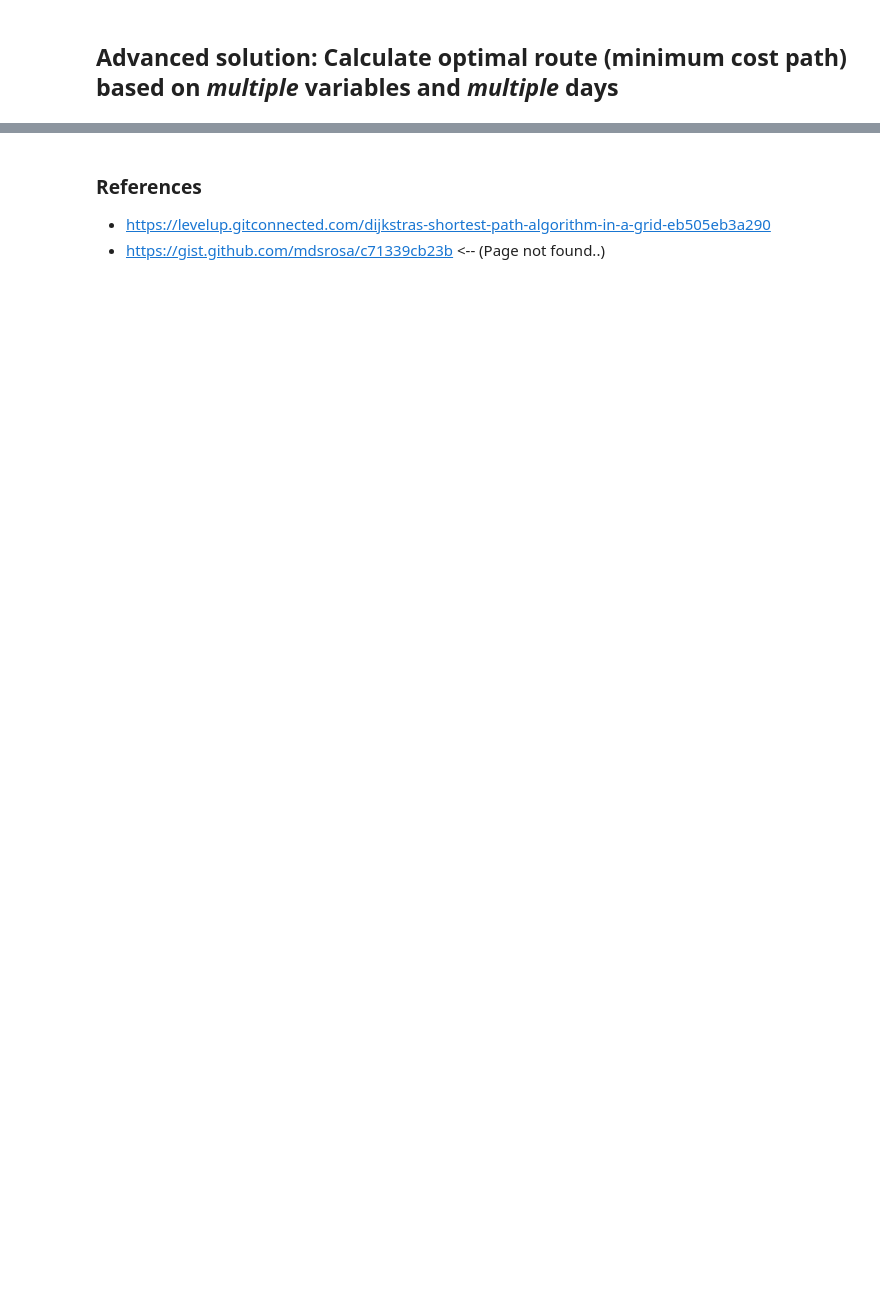
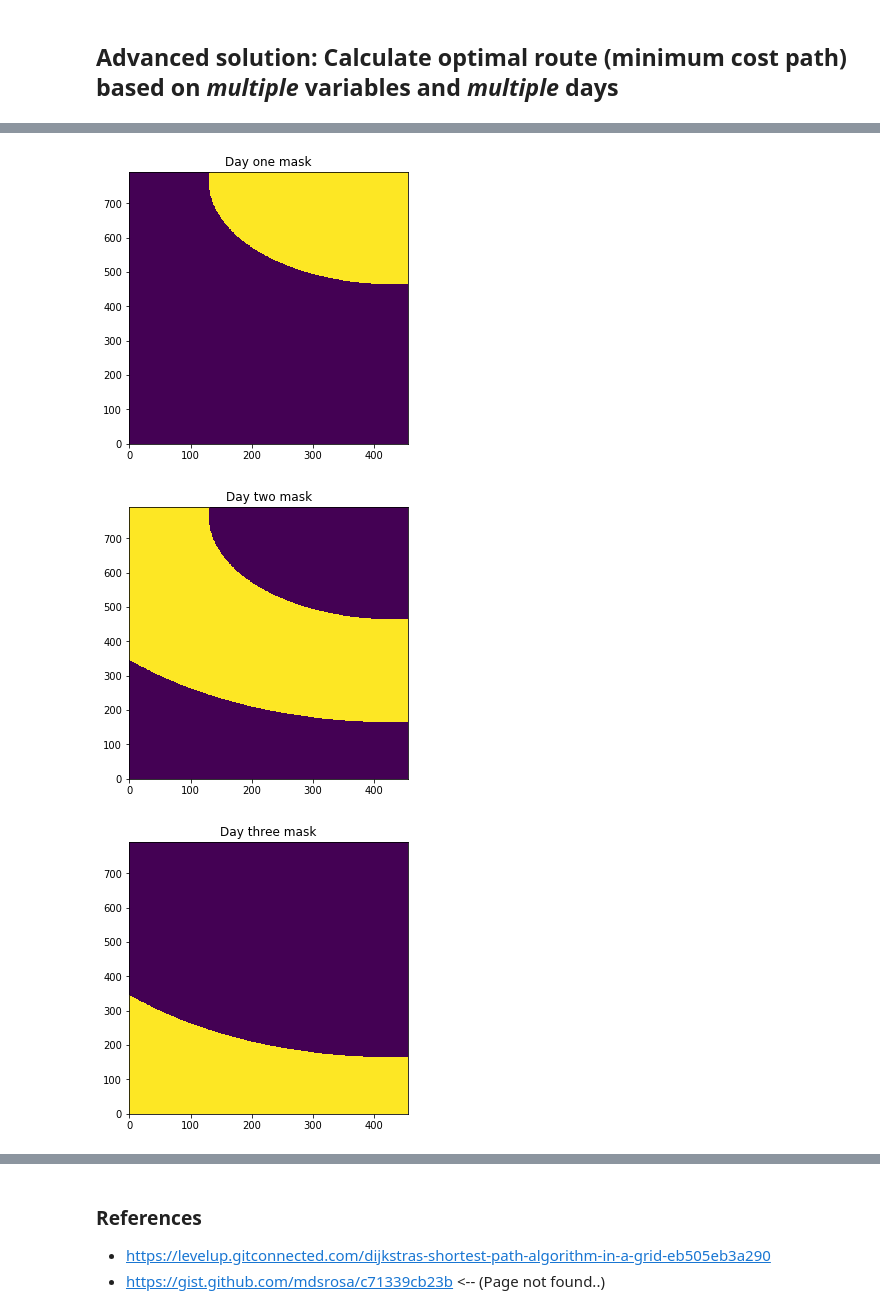
Before and after one commit to jonathom/cop_marine, a Jupyter notebook: Model_building.ipynb, the cells around one changed output, grey strips where cells are left out. Cells and saved outputs as stored; diff of their text form; code cells hidden in the pictures; blank space fills up the shorter version.

```diff
--- a/Model_building.ipynb
+++ b/Model_building.ipynb
@@ -506,0 +542,28 @@ plt.gca().invert_yaxis()
+# %%
+# Plot optimal route
+plt.figure(figsize=(5,5))
+
+# Costs
+plt.imshow(day_one_mask, aspect='auto')
+plt.title("Day one mask")
+plt.gca().invert_yaxis()
+
+# Plot optimal route
+plt.figure(figsize=(5,5))
+
+# Costs
+plt.imshow(day_two_mask, aspect='auto')
+plt.title("Day two mask")
+plt.gca().invert_yaxis()
+
+# Plot optimal route
+plt.figure(figsize=(5,5))
+
+# Costs
+plt.imshow(day_three_mask, aspect='auto')
+plt.title("Day three mask")
+plt.gca().invert_yaxis()
+# %% [output]
+[figure, added]
+[figure, added]
+[figure, added]
```
Also changed, not shown: parts of 23 cells of this notebook.
